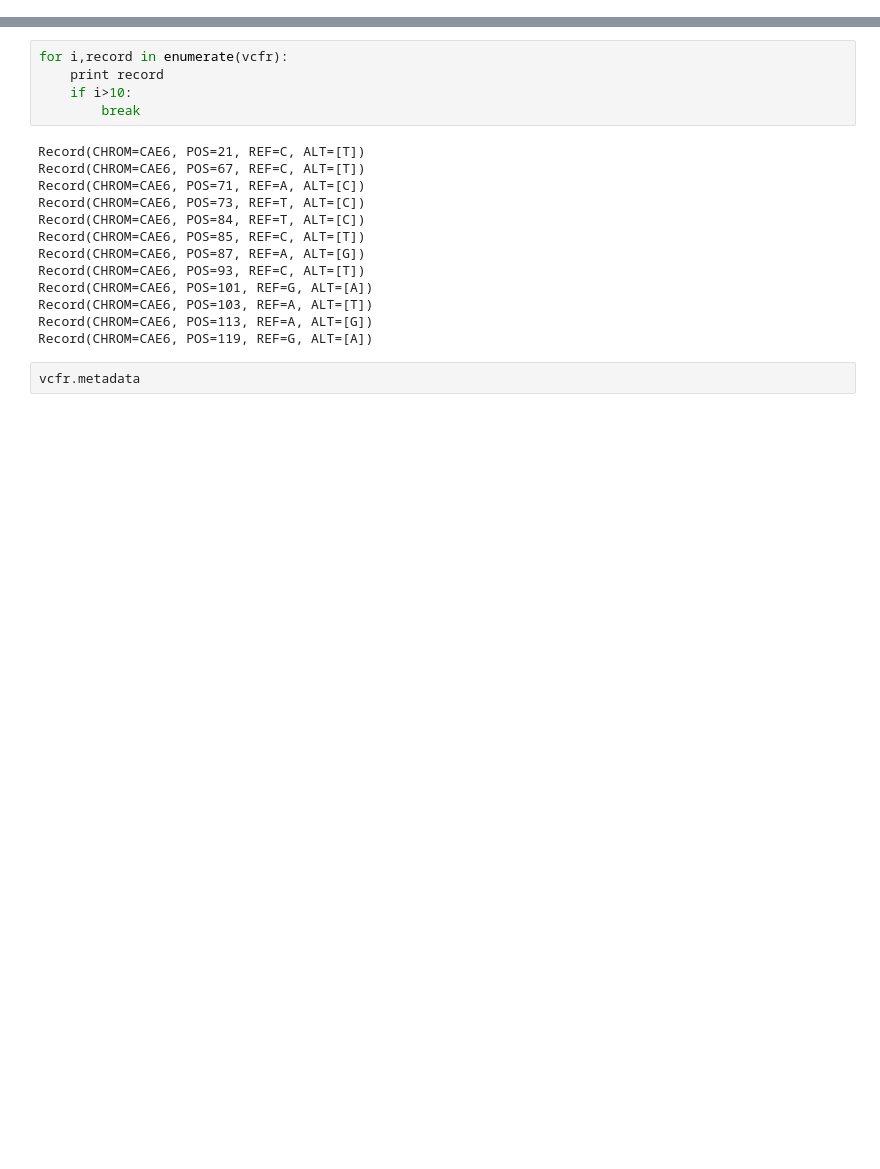
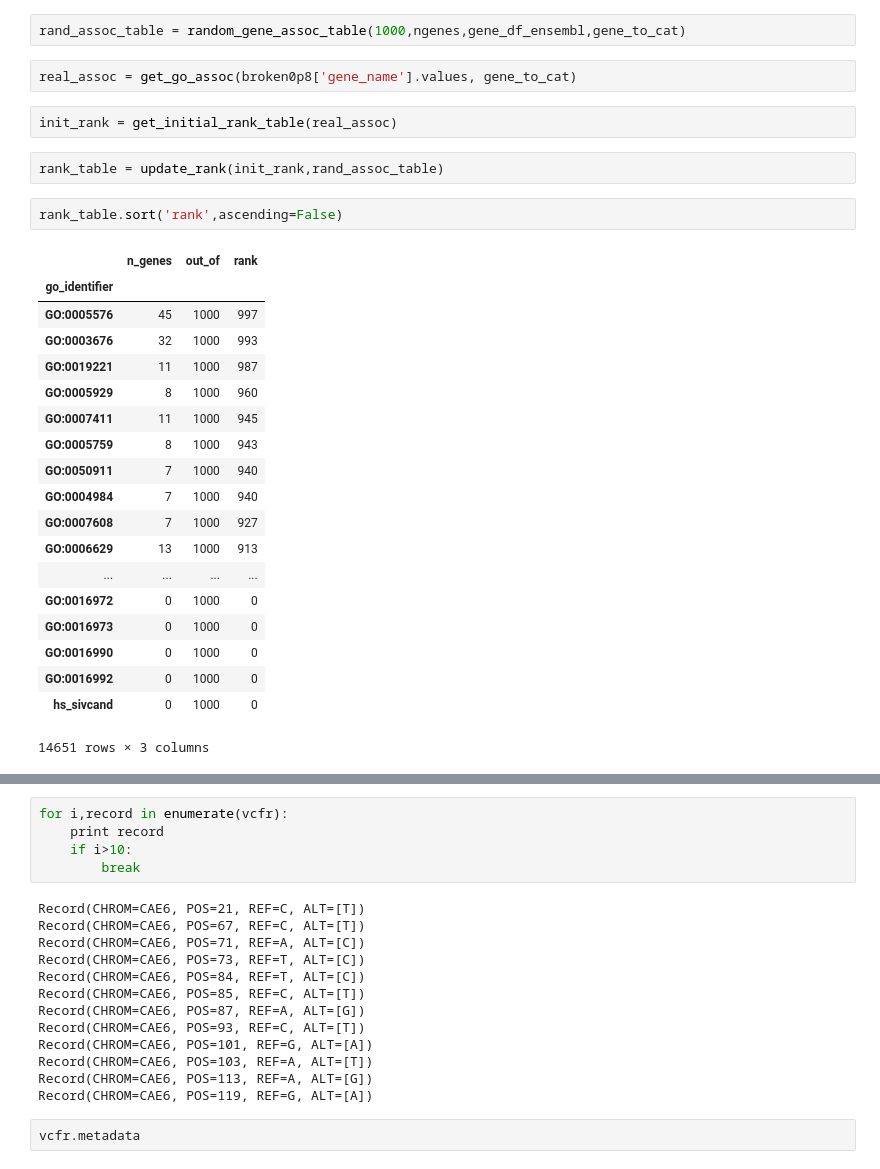
Before and after one commit to peterdfields/hs_vervet, a Jupyter notebook: notebooks/20150129_vervet_dn_ds.ipynb, the cells around one changed output, grey strips where cells are left out. Cells and saved outputs as stored; diff of their text form; blank space fills up the shorter version.

```diff
--- a/notebooks/20150129_vervet_dn_ds.ipynb
+++ b/notebooks/20150129_vervet_dn_ds.ipynb
@@ -57,0 +292,30 @@ for gene in gene_df_ensembl.ix[chrom].iloc[:2].itertuples():
+# %%
+rand_assoc_table = random_gene_assoc_table(1000,ngenes,gene_df_ensembl,gene_to_cat)
+# %%
+real_assoc = get_go_assoc(broken0p8['gene_name'].values, gene_to_cat)
+# %%
+init_rank = get_initial_rank_table(real_assoc)
+# %%
+rank_table = update_rank(init_rank,rand_assoc_table)
+# %%
+rank_table.sort('rank',ascending=False)
+# %% [output]
+|  | n_genes | out_of | rank |
+| go_identifier |  |  |  |
+| GO:0005576 | 45 | 1000 | 997 |
+| GO:0003676 | 32 | 1000 | 993 |
+| GO:0019221 | 11 | 1000 | 987 |
+| GO:0005929 | 8 | 1000 | 960 |
+| GO:0007411 | 11 | 1000 | 945 |
+| GO:0005759 | 8 | 1000 | 943 |
+| GO:0050911 | 7 | 1000 | 940 |
+| GO:0004984 | 7 | 1000 | 940 |
+| GO:0007608 | 7 | 1000 | 927 |
+| GO:0006629 | 13 | 1000 | 913 |
+| ... | ... | ... | ... |
+| GO:0016972 | 0 | 1000 | 0 |
+| GO:0016973 | 0 | 1000 | 0 |
+| GO:0016990 | 0 | 1000 | 0 |
+| GO:0016992 | 0 | 1000 | 0 |
+| hs_sivcand | 0 | 1000 | 0 |
+14651 rows × 3 columns
```
Also changed, not shown: parts of 73 cells of this notebook, 5 other files.
